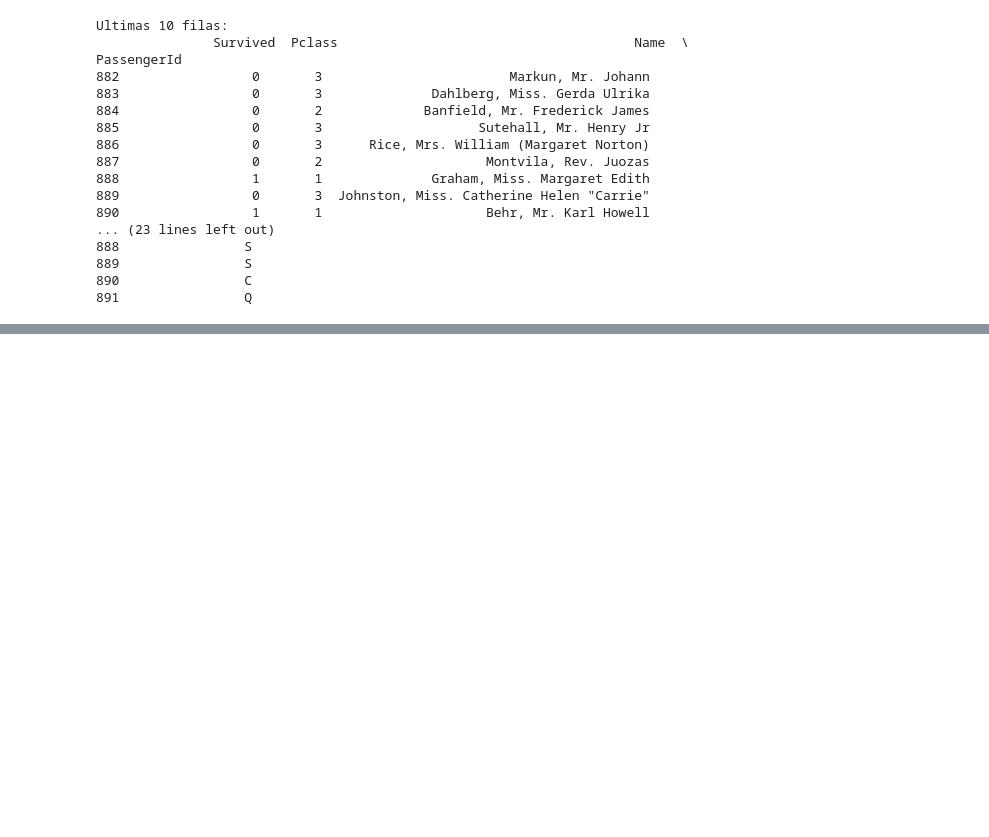
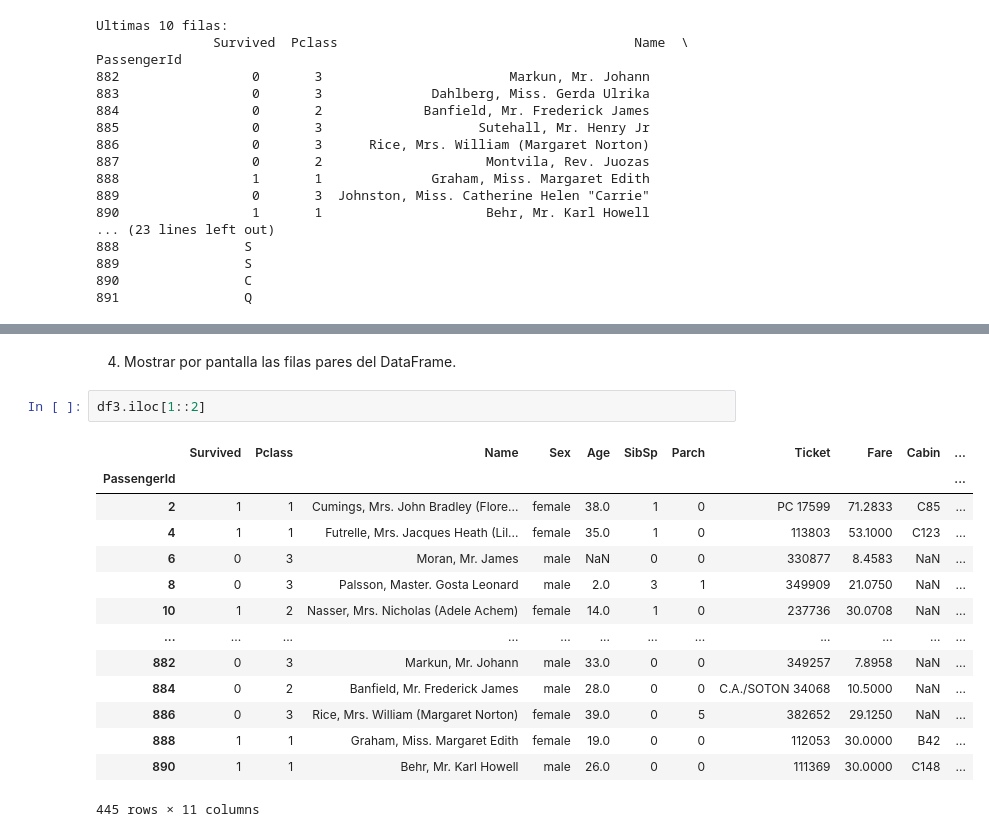
Before and after one commit to kineticske/np-pd-practice, a Jupyter notebook: DataFrames.ipynb, the cells around one changed output, grey strips where cells are left out. Cells and saved outputs as stored; diff of their text form; blank space fills up the shorter version.

```diff
--- a/DataFrames.ipynb
+++ b/DataFrames.ipynb
@@ -147,0 +165,19 @@ PassengerId
+# %% [markdown]
+4. Mostrar por pantalla las filas pares del DataFrame.
+# %%
+df3.iloc[1::2]
+# %% [output]
+|  | Survived | Pclass | Name | Sex | Age | SibSp | Parch | Ticket | Fare | Cabin | ... |
+| PassengerId |  |  |  |  |  |  |  |  |  |  | ... |
+| 2 | 1 | 1 | Cumings, Mrs. John Bradley (Flore... | female | 38.0 | 1 | 0 | PC 17599 | 71.2833 | C85 | ... |
+| 4 | 1 | 1 | Futrelle, Mrs. Jacques Heath (Lil... | female | 35.0 | 1 | 0 | 113803 | 53.1000 | C123 | ... |
+| 6 | 0 | 3 | Moran, Mr. James | male | NaN | 0 | 0 | 330877 | 8.4583 | NaN | ... |
+| 8 | 0 | 3 | Palsson, Master. Gosta Leonard | male | 2.0 | 3 | 1 | 349909 | 21.0750 | NaN | ... |
+| 10 | 1 | 2 | Nasser, Mrs. Nicholas (Adele Achem) | female | 14.0 | 1 | 0 | 237736 | 30.0708 | NaN | ... |
+| ... | ... | ... | ... | ... | ... | ... | ... | ... | ... | ... | ... |
+| 882 | 0 | 3 | Markun, Mr. Johann | male | 33.0 | 0 | 0 | 349257 | 7.8958 | NaN | ... |
+| 884 | 0 | 2 | Banfield, Mr. Frederick James | male | 28.0 | 0 | 0 | C.A./SOTON 34068 | 10.5000 | NaN | ... |
+| 886 | 0 | 3 | Rice, Mrs. William (Margaret Norton) | female | 39.0 | 0 | 5 | 382652 | 29.1250 | NaN | ... |
+| 888 | 1 | 1 | Graham, Miss. Margaret Edith | female | 19.0 | 0 | 0 | 112053 | 30.0000 | B42 | ... |
+| 890 | 1 | 1 | Behr, Mr. Karl Howell | male | 26.0 | 0 | 0 | 111369 | 30.0000 | C148 | ... |
+445 rows × 11 columns
```
Also changed, not shown: parts of 9 cells of this notebook.
